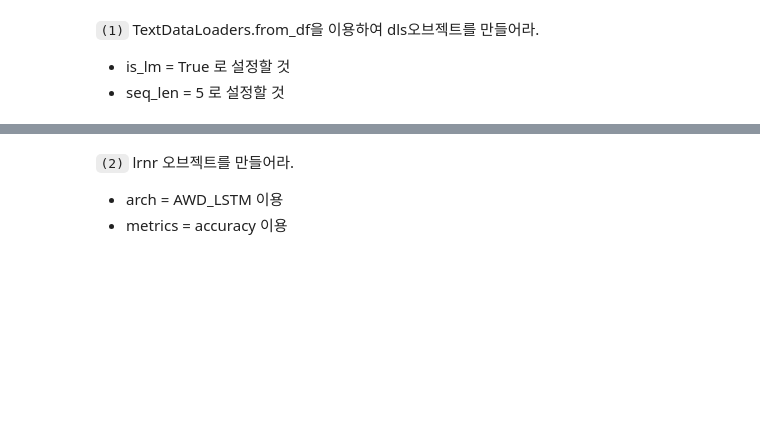
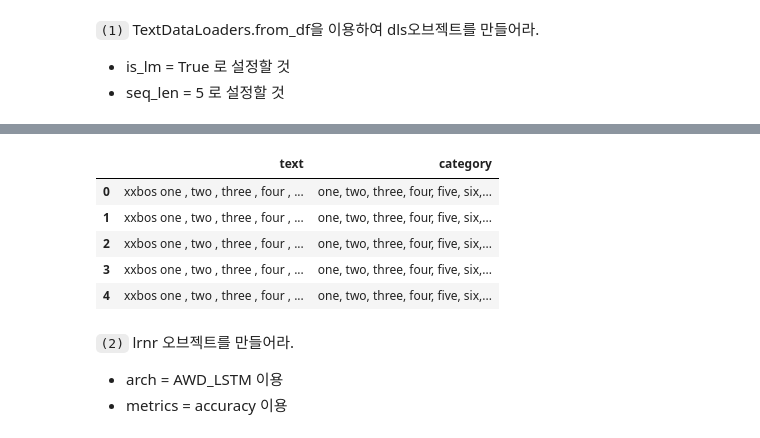
Before and after one commit to seoyeonc/chch, a Jupyter notebook: _notebooks/2022-09-19-ml_Assignment_1.ipynb, the cells around one changed output, grey strips where cells are left out. Cells and saved outputs as stored; diff of their text form; code cells hidden in the pictures; blank space fills up the shorter version.

```diff
--- a/_notebooks/2022-09-19-ml_Assignment_1.ipynb
+++ b/_notebooks/2022-09-19-ml_Assignment_1.ipynb
@@ -271,3 +347,5 @@ df = pd.read_csv('https://raw.githubusercontent.com/guebin/DL2022/master/_notebo
 `(1)` TextDataLoaders.from_df을 이용하여 dls오브젝트를 만들어라.
 - is_lm = True 로 설정할 것
 - seq_len = 5 로 설정할 것
+# %%
+dls = TextDataLoaders.from_df(df,text_col='text',ls_lm=True,seq_len=5)
@@ -274,3 +354,12 @@ df = pd.read_csv('https://raw.githubusercontent.com/guebin/DL2022/master/_notebo
+# %%
+dls.show_batch(max_n=5)
+# %% [output]
+|  | text | category |
+| 0 | xxbos one , two , three , four , ... | one, two, three, four, five, six,... |
+| 1 | xxbos one , two , three , four , ... | one, two, three, four, five, six,... |
+| 2 | xxbos one , two , three , four , ... | one, two, three, four, five, six,... |
+| 3 | xxbos one , two , three , four , ... | one, two, three, four, five, six,... |
+| 4 | xxbos one , two , three , four , ... | one, two, three, four, five, six,... |
 # %% [markdown]
 `(2)` lrnr 오브젝트를 만들어라.
 - arch = AWD_LSTM 이용
```
Also changed, not shown: parts of 41 cells of this notebook, 3 other files.
